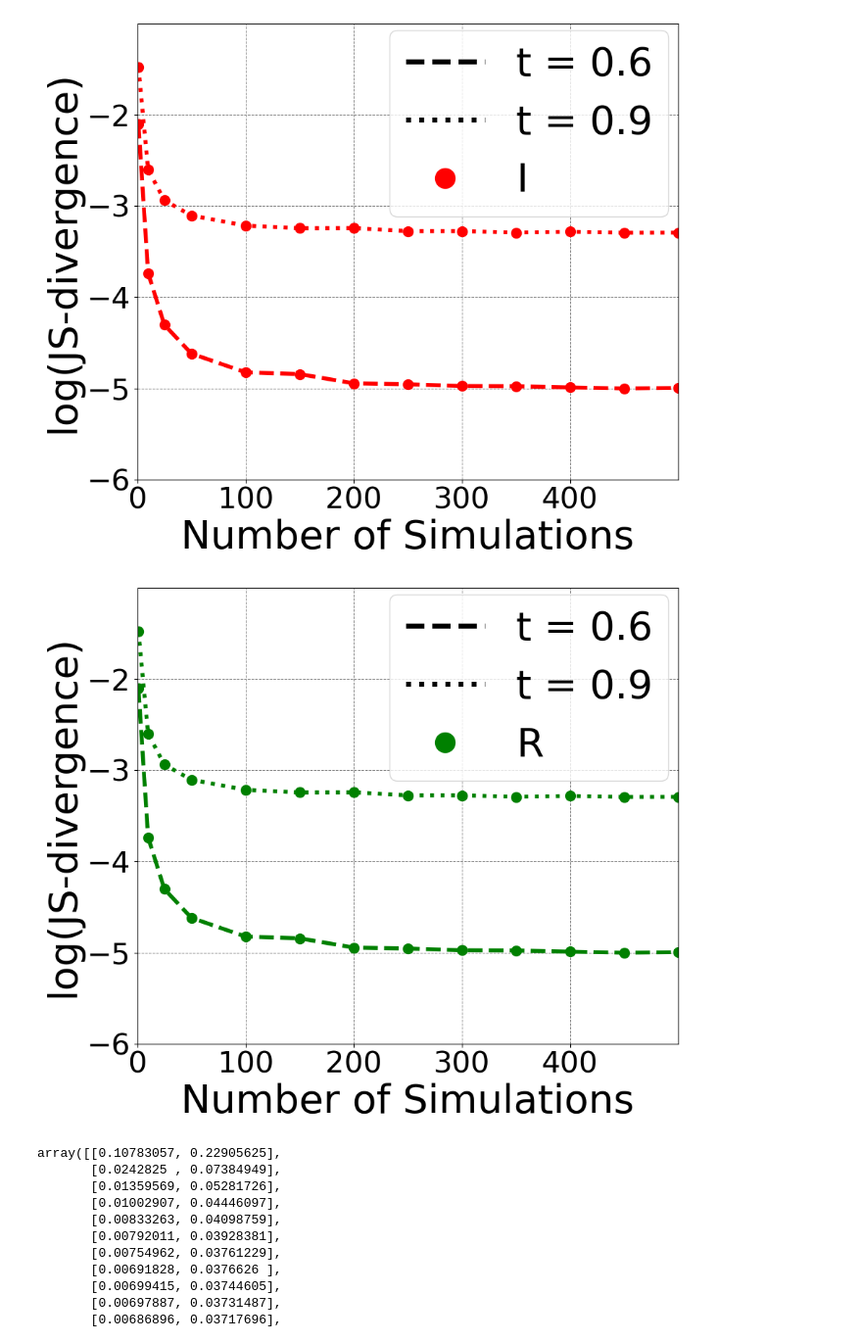
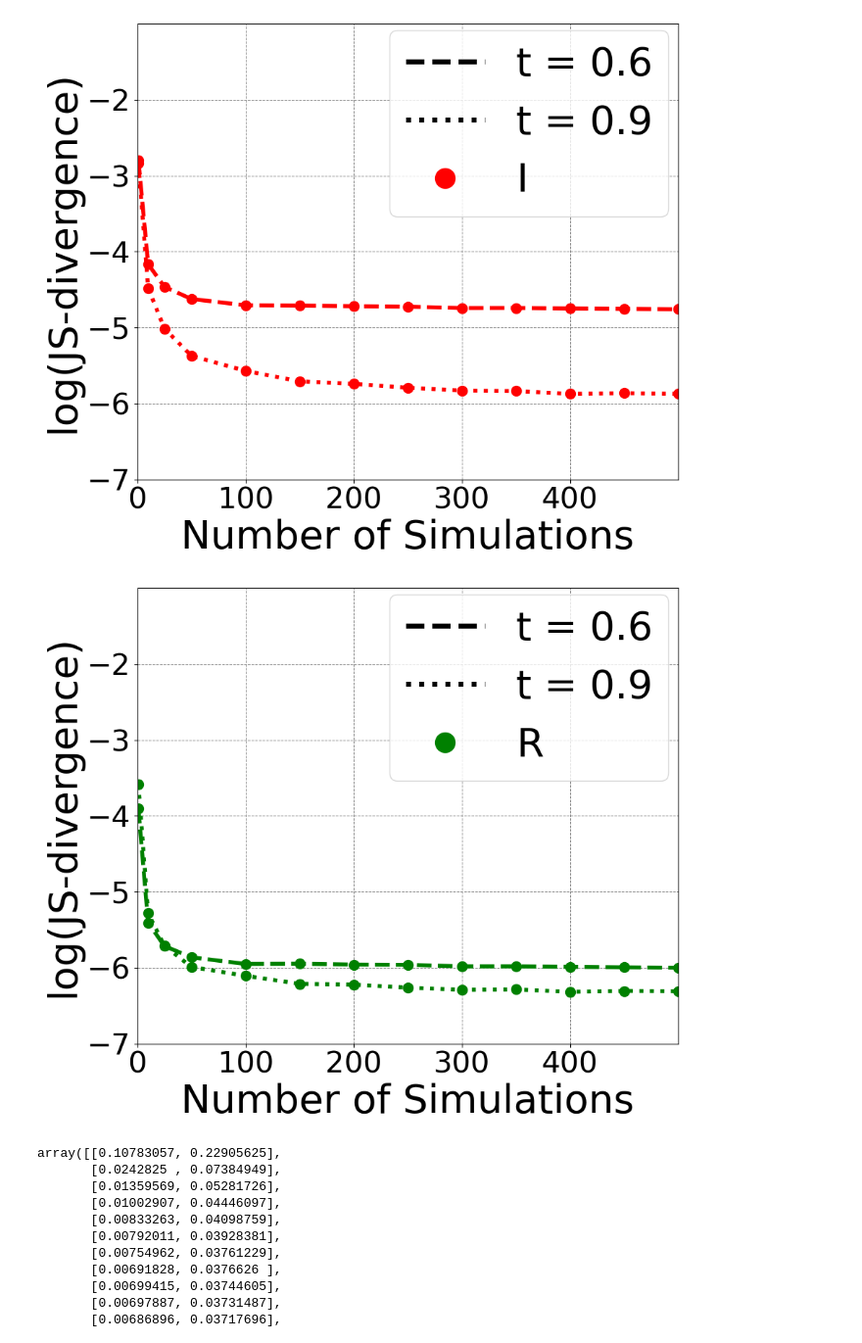
Before and after one commit to MargKos/multiscaleRD, a Jupyter notebook: multiscaleRD/JSD_Plot_SIRTau.ipynb, the cells around one changed output. Shown at 98% size. Cells and saved outputs as stored; diff of their text form; code cells hidden in the pictures.

```diff
--- a/multiscaleRD/JSD_Plot_SIRTau.ipynb
+++ b/multiscaleRD/JSD_Plot_SIRTau.ipynb
@@ -9,9 +9,9 @@ from ParametersB_SIR import *
 import matplotlib.lines as mlines
 
 
-SusJSDSimulations=np.load('./Solutions/JSDSusTauB.npy')
-RecJSDSimulations=np.load('./Solutions/JSDSusTauB.npy')
-InfJSDSimulations=np.load('./Solutions/JSDSusTauB.npy')
+SusJSDSimulations=np.load('./Solutions/JSDSusTauBTest.npy')
+RecJSDSimulations=np.load('./Solutions/JSDInfTauBTest.npy')
+InfJSDSimulations=np.load('./Solutions/JSDRecTauBTest.npy')
 
 
 #%%
@@ -42,10 +42,10 @@ xticks = range(0,500, 100)  # Adjust according to your data limits
 plt.xticks(xticks, fontsize=30)
 
 # Set y-axis ticks to be integers only
-yticks = range(-6,-1, 1)  # Adjust based on your y-axis limits
+yticks = range(-7,-1, 1)  # Adjust based on your y-axis limits
 plt.yticks(yticks, fontsize=30)
 
-plt.ylim(-6, -1)
+plt.ylim(-7, -1)
 plt.xlim(0, 500)
 
 # Custom legend
@@ -56,7 +56,7 @@ plt.legend(handles=[blue_dashed, blue_dotted, blue_line], fontsize=40,  loc='upp
 plt.grid(which='both', linestyle='--', linewidth=0.7, color='gray')  # Customize as needed
 
 plt.tight_layout()
-plt.savefig('./Plots/JSD_Susceptible_TauB.png')
+plt.savefig('./Plots/JSD_Susceptible_TauBTest.png')
 
 
 # Plot for Infected
@@ -76,10 +76,10 @@ xticks = range(0,500, 100)  # Adjust according to your data limits
 plt.xticks(xticks, fontsize=30)
 
 # Set y-axis ticks to be integers only
-yticks = range(-6,-1, 1)  # Adjust based on your y-axis limits
+yticks = range(-7,-1, 1)  # Adjust based on your y-axis limits
 plt.yticks(yticks, fontsize=30)
 
-plt.ylim(-6, -1)
+plt.ylim(-7, -1)
 plt.xlim(0, 500)
 # Custom legend
 red_line = mlines.Line2D([], [], color='red', marker='o', linestyle='None', markersize=20, label='I')
@@ -87,7 +87,7 @@ plt.legend(handles=[blue_dashed, blue_dotted, red_line], fontsize=40,  loc='uppe
 plt.grid(which='both', linestyle='--', linewidth=0.7, color='gray')  # Customize as needed
 
 plt.tight_layout()
-plt.savefig('./Plots/JSD_Infected_TauB.png')
+plt.savefig('./Plots/JSD_Infected_TauBTest.png')
 
 
 # Plot for Recovered
@@ -105,10 +105,10 @@ xticks = range(0,500, 100)  # Adjust according to your data limits
 plt.xticks(xticks, fontsize=30)
 
 # Set y-axis ticks to be integers only
-yticks = range(-6,-1, 1)  # Adjust based on your y-axis limits
+yticks = range(-7,-1, 1)  # Adjust based on your y-axis limits
 plt.yticks(yticks, fontsize=30)
 
-plt.ylim(-6, -1)
+plt.ylim(-7, -1)
 plt.xlim(0, 500)
 
 # Custom legend
@@ -118,5 +118,5 @@ plt.legend(handles=[blue_dashed, blue_dotted, green_line], fontsize=40, loc='upp
 plt.grid(which='both', linestyle='--', linewidth=0.7, color='gray')  # Customize as needed
 
 plt.tight_layout()
-plt.savefig('./Plots/JSD_Recovered_TauB.png')
+plt.savefig('./Plots/JSD_Recovered_TauBTest.png')
 # %% [output]
@@ -124,5 +124,5 @@ plt.savefig('./Plots/JSD_Recovered_TauB.png')
-[figure, old version]
+[figure, new version]
-[figure, old version]
+[figure, new version]
 # %%
 np.exp(SusJSDSimulations)
 # %% [output]
```
Also changed, not shown: parts of 1 cell of this notebook, 38 other files.
